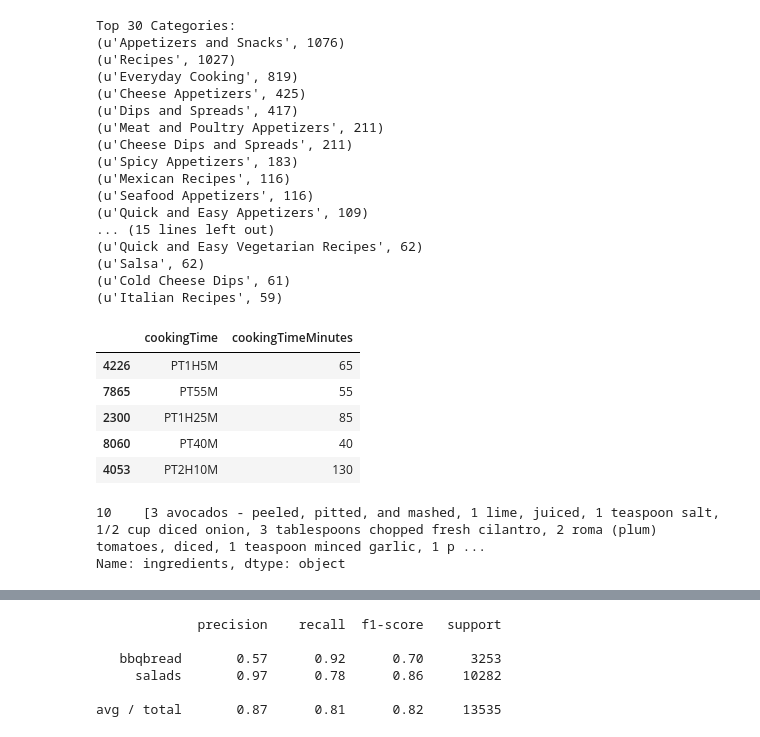
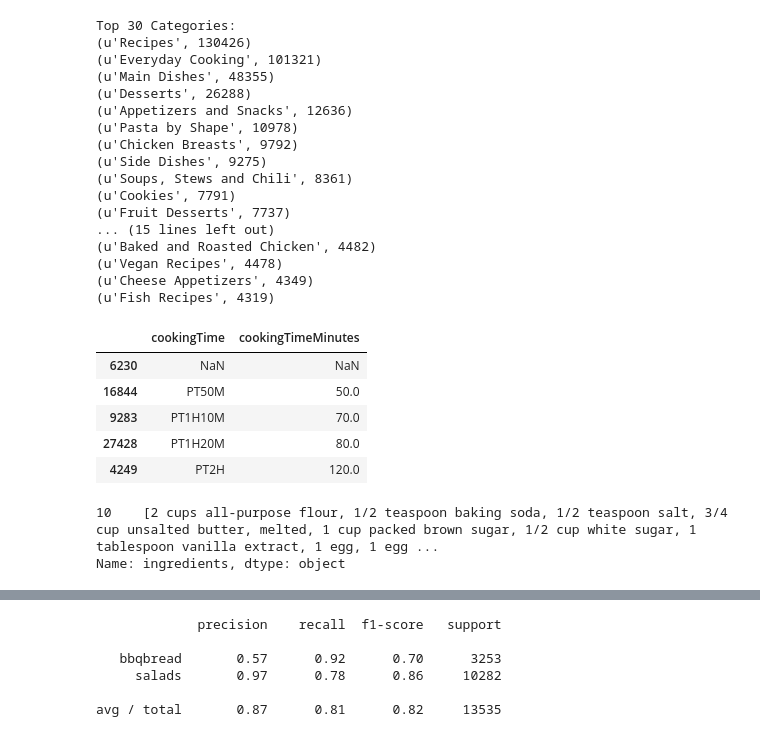
Before and after one commit to roygv/w266-recipes, a Jupyter notebook: DataProcessing.ipynb, the cells around one changed output, grey strips where cells are left out. Saved outputs shown, nothing was run; the diff lists cells and outputs as text; code cells hidden in the pictures.

```diff
--- a/DataProcessing.ipynb
+++ b/DataProcessing.ipynb
@@ -43,0 +29,10 @@ df.sample(5)
+# %%
+df =pd.DataFrame()
+cnt=0
+for file in listdir('recipes'):
+#    print 'recipes/'+file
+    df = df.append(pd.read_json('recipes/'+file, dtype={}))
+    print 'Loaded {0} recipes from {1}'.format(len(df)-cnt,file)
+    cnt=len(df)
+print 'Total {0}'.format(len(df))
+df.sample(5)
@@ -47,58 +59,62 @@ import operator
 
 categories = defaultdict(int)
 for idx, row in df.iterrows():
-    for cat in row['categories']:
-        categories[cat] += 1
+    # print type(row['categories'])
+    if  type(row['categories']) != float:
+        for cat in row['categories']:
+            categories[cat] += 1
 print 'Top 30 Categories:'
 for item in sorted(categories.items(), reverse=True, key=operator.itemgetter(1))[:30]:
     print item
 # %% [output]
 Top 30 Categories:
-(u'Appetizers and Snacks', 1076)
-(u'Recipes', 1027)
-(u'Everyday Cooking', 819)
-(u'Cheese Appetizers', 425)
-(u'Dips and Spreads', 417)
-(u'Meat and Poultry Appetizers', 211)
-(u'Cheese Dips and Spreads', 211)
-(u'Spicy Appetizers', 183)
-(u'Mexican Recipes', 116)
-(u'Seafood Appetizers', 116)
-(u'Quick and Easy Appetizers', 109)
+(u'Recipes', 130426)
+(u'Everyday Cooking', 101321)
+(u'Main Dishes', 48355)
+(u'Desserts', 26288)
+(u'Appetizers and Snacks', 12636)
+(u'Pasta by Shape', 10978)
+(u'Chicken Breasts', 9792)
+(u'Side Dishes', 9275)
+(u'Soups, Stews and Chili', 8361)
+(u'Cookies', 7791)
+(u'Fruit Desserts', 7737)
 ... (15 lines left out)
-(u'Quick and Easy Vegetarian Recipes', 62)
-(u'Salsa', 62)
-(u'Cold Cheese Dips', 61)
-(u'Italian Recipes', 59)
+(u'Baked and Roasted Chicken', 4482)
+(u'Vegan Recipes', 4478)
+(u'Cheese Appetizers', 4349)
+(u'Fish Recipes', 4319)
 # %%
 import re
 
 def convertCookingTimeToMinutes(text):
+    if type(text) == float:
+        return None
     text = text.replace('PT','')
     arr = re.findall(r'[0-9]+', text)
     minute = 0
     if len(arr) == 2:
         minute = int(arr[0])* 60 + int(arr[1])
     if len(arr) == 1:
         if 'M' in text:
             minute = int(arr[0])
         if 'H' in text:
             minute = int(arr[0]) * 60
     return minute
-df_merged['cookingTimeMinutes'] = df_merged['cookingTime'].apply(convertCookingTimeToMinutes)
-df_merged[['cookingTime','cookingTimeMinutes']].sample(5)
+df['cookingTimeMinutes'] = df['cookingTime'].apply(convertCookingTimeToMinutes)
+df[['cookingTime','cookingTimeMinutes']].sample(5)
 # %% [output]
 |  | cookingTime | cookingTimeMinutes |
-| 4226 | PT1H5M | 65 |
-| 7865 | PT55M | 55 |
-| 2300 | PT1H25M | 85 |
-| 8060 | PT40M | 40 |
-| 4053 | PT2H10M | 130 |
+| 6230 | NaN | NaN |
+| 16844 | PT50M | 50.0 |
+| 9283 | PT1H10M | 70.0 |
+| 27428 | PT1H20M | 80.0 |
+| 4249 | PT2H | 120.0 |
 # %%
 pd.set_option('display.max_colwidth', -1)
 df.iloc[[10]]['ingredients']
 # %% [output]
-10    [3 avocados - peeled, pitted, and mashed, 1 lime, juiced, 1 teaspoon salt, 1/2 cup diced onion, 3 tablespoons chopped fresh cilantro, 2 roma (plum) tomatoes, diced, 1 teaspoon minced garlic, 1 p ...
+10    [2 cups all-purpose flour, 1/2 teaspoon baking soda, 1/2 teaspoon salt, 3/4 cup unsalted butter, melted, 1 cup packed brown sugar, 1/2 cup white sugar, 1 tablespoon vanilla extract, 1 egg, 1 egg ...
 Name: ingredients, dtype: object
 # %%
 df[['ingredients']].values[10][0]
```
Also changed, not shown: parts of 17 cells of this notebook.
